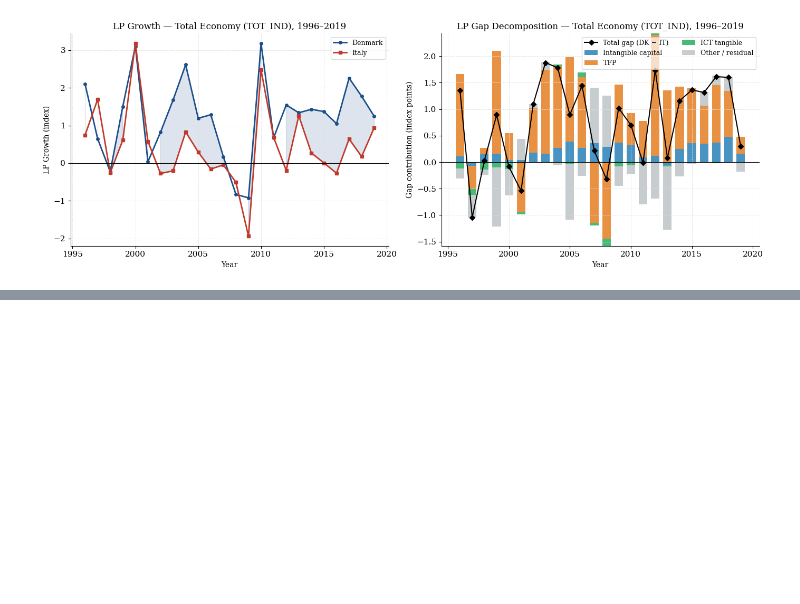
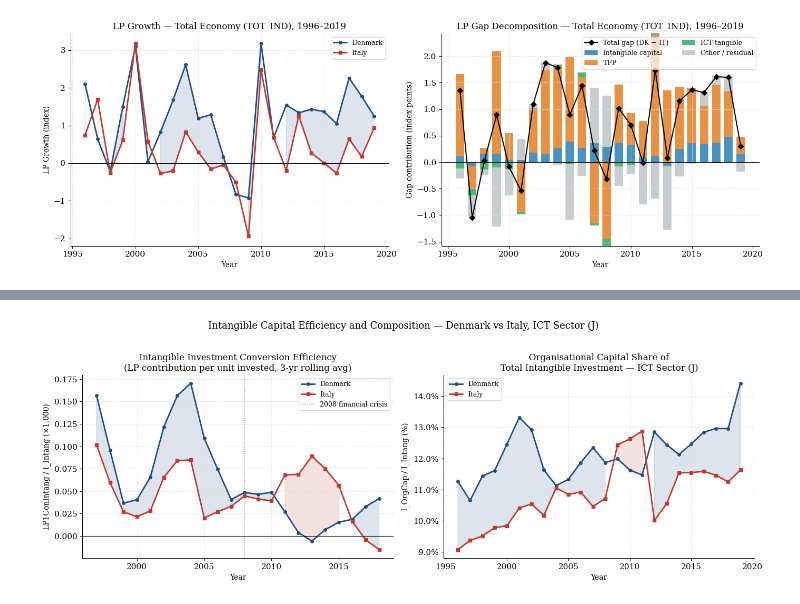
Before and after one commit to andreamammano89-maker/Internet_And_Network_Economics_group6, a Jupyter notebook: analysis_DK_IT.ipynb, the cells around one changed output, grey strips where cells are left out. Saved outputs shown, nothing was run; the diff lists cells and outputs as text; code cells hidden in the pictures; blank space fills up the shorter version.

```diff
--- a/analysis_DK_IT.ipynb
+++ b/analysis_DK_IT.ipynb
@@ -322,0 +431,53 @@ plt.show()
+# %%
+# ── Chart 7: Conversion efficiency + OrgCap share ─────────────────────────────
+
+dk_j = get_country_sector("Denmark", "J")
+it_j = get_country_sector("Italy",   "J")
+years = dk_j.index
+
+# 3-year centred rolling average to smooth noise
+dk_eff = (dk_j["LP1ConIntang"] / dk_j["I_Intang"] * 1000).rolling(3, center=True).mean()
+it_eff = (it_j["LP1ConIntang"] / it_j["I_Intang"] * 1000).rolling(3, center=True).mean()
+
+dk_orgcap = dk_j["I_OrgCap"] / dk_j["I_Intang"] * 100
+it_orgcap = it_j["I_OrgCap"] / it_j["I_Intang"] * 100
+
+fig, (ax1, ax2) = plt.subplots(1, 2, figsize=(14, 5))
+
+# Left: conversion efficiency
+ax1.plot(years, dk_eff, color=DK_COLOR, lw=2, marker="o", markersize=4, label="Denmark")
+ax1.plot(years, it_eff, color=IT_COLOR,  lw=2, marker="s", markersize=4, label="Italy")
+ax1.fill_between(years, dk_eff, it_eff,
+                 where=(dk_eff >= it_eff), alpha=0.15, color=DK_COLOR)
+ax1.fill_between(years, dk_eff, it_eff,
+                 where=(dk_eff <  it_eff), alpha=0.15, color=IT_COLOR)
+ax1.axhline(0, color="black", lw=0.8)
+ax1.axvline(2008, color="grey", lw=1, linestyle=":", label="2008 financial crisis")
+ax1.set_title("Intangible Investment Conversion Efficiency\n"
+              "(LP contribution per unit invested, 3-yr rolling avg)")
+ax1.set_xlabel("Year")
+ax1.set_ylabel("LP1ConIntang / I_Intang (×1,000)")
+ax1.legend()
+
+# Right: OrgCap share
+ax2.plot(years, dk_orgcap, color=DK_COLOR, lw=2, marker="o", markersize=4,
+         label="Denmark")
+ax2.plot(years, it_orgcap, color=IT_COLOR,  lw=2, marker="s", markersize=4,
+         label="Italy")
+ax2.fill_between(years, dk_orgcap, it_orgcap,
+                 where=(dk_orgcap >= it_orgcap), alpha=0.15, color=DK_COLOR)
+ax2.fill_between(years, dk_orgcap, it_orgcap,
+                 where=(dk_orgcap <  it_orgcap), alpha=0.15, color=IT_COLOR)
+ax2.yaxis.set_major_formatter(mticker.PercentFormatter())
+ax2.set_title("Organisational Capital Share of\nTotal Intangible Investment — ICT Sector (J)")
+ax2.set_xlabel("Year")
+ax2.set_ylabel("I_OrgCap / I_Intang (%)")
+ax2.legend()
+
+fig.suptitle("Intangible Capital Efficiency and Composition — Denmark vs Italy, ICT Sector (J)",
+             fontsize=13, y=1.02)
+fig.tight_layout()
+#fig.savefig("chart7_efficiency.png", dpi=150, bbox_inches="tight")
+plt.show()
+# %% [output]
+[figure, added]
```
Also changed, not shown: parts of 9 cells of this notebook, 1 other file.
